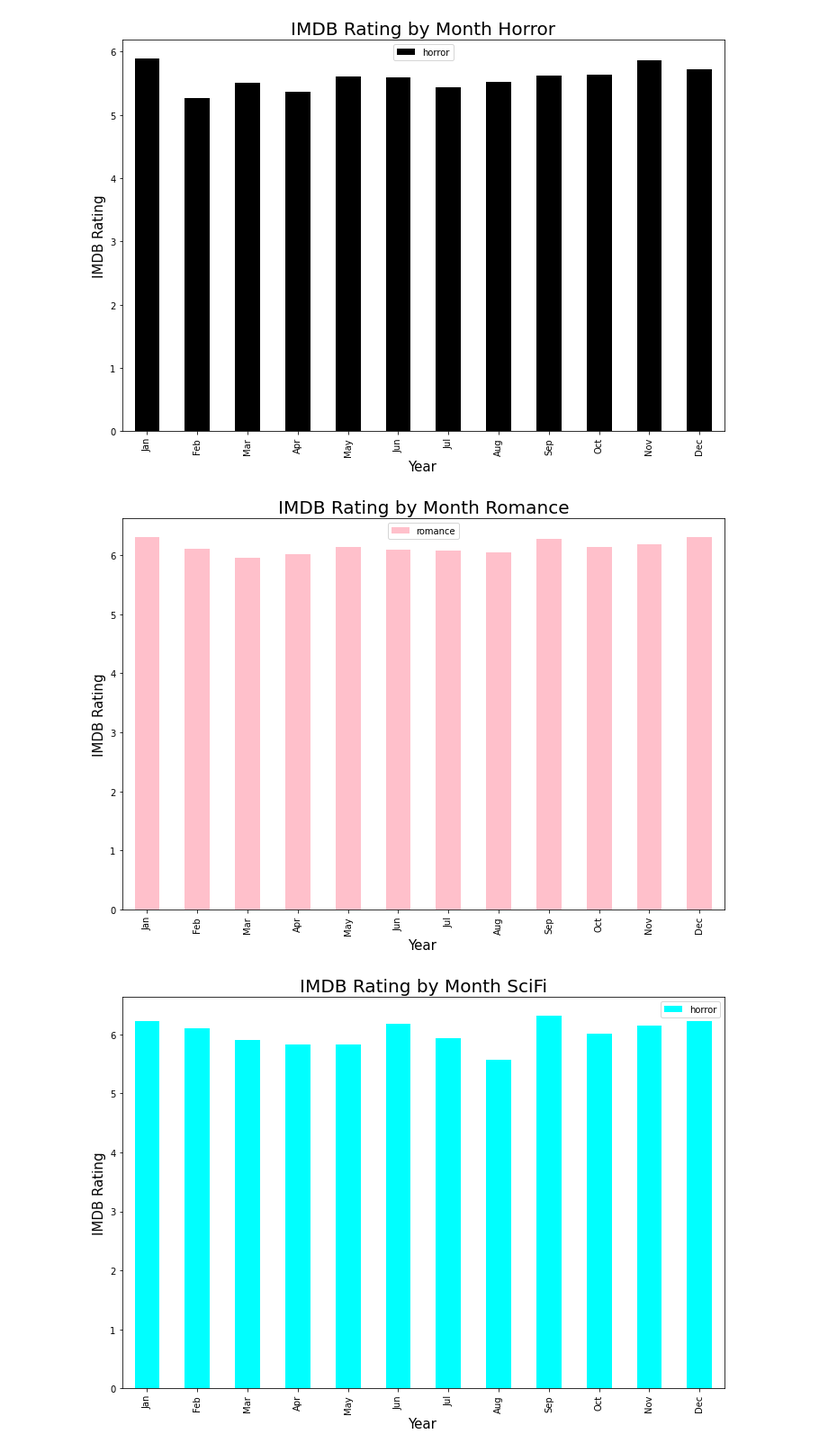
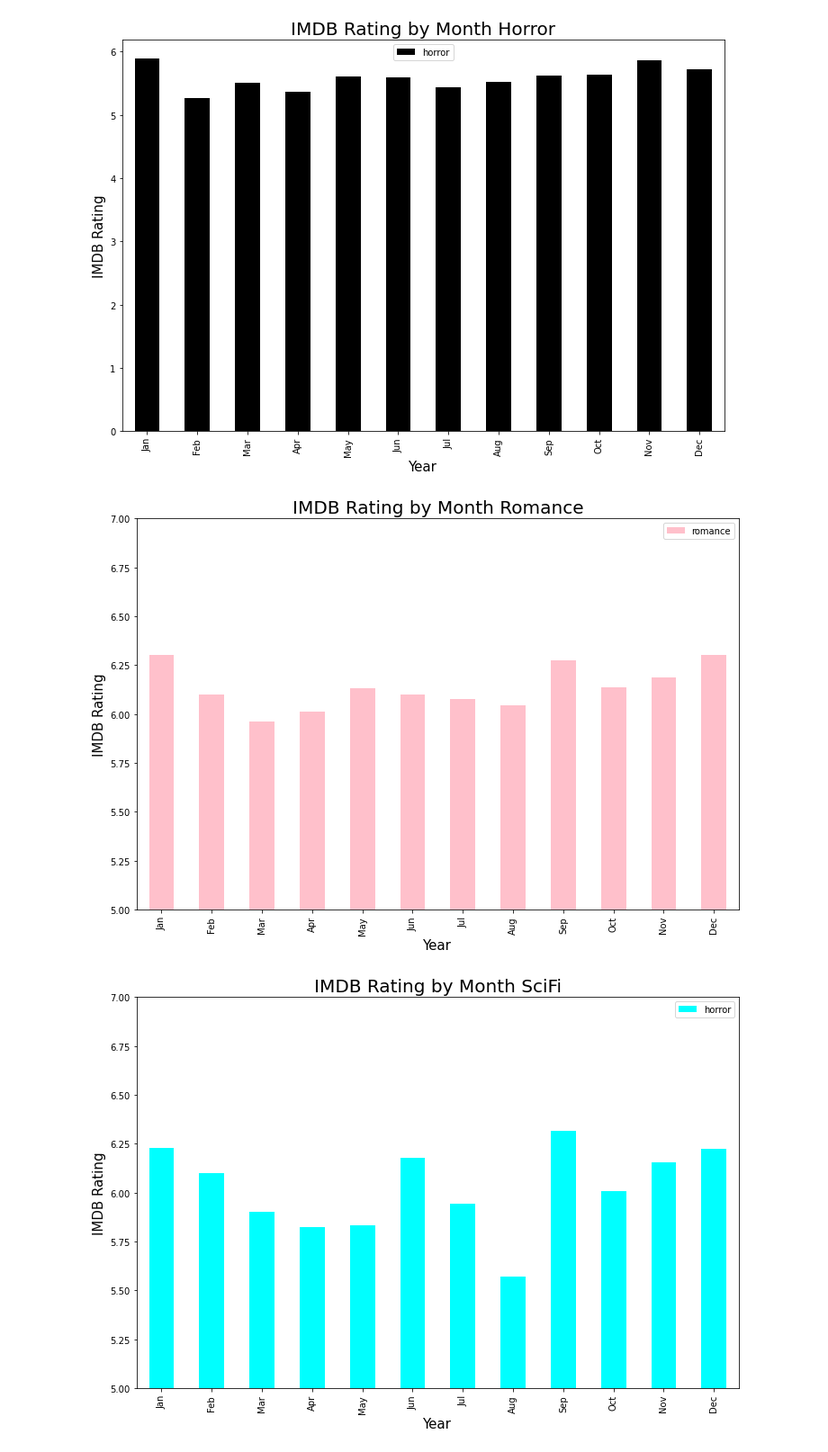
Before and after one commit to Lweston75/Project-One, a Jupyter notebook: movie_graphs.ipynb, the cells around one changed output. Shown at 90% size. Drawn from its saved outputs; the diff is of its cells as text; code cells hidden in the pictures.

Commit message:
changed y axix on 3 charts

```diff
--- a/movie_graphs.ipynb
+++ b/movie_graphs.ipynb
@@ -591,15 +592,17 @@ bar_monthR_imdb=monthly_romance.plot.bar(x ='Month Released',y ='Average_Rating'
 plt.title("IMDB Rating by Month Romance", fontsize =20)
 plt.ylabel("IMDB Rating", fontsize =15)
 plt.xlabel('Year', fontsize = 15)
+plt.ylim([5,7])
 plt.savefig('Figures/bar_romance_rating_month.png')
 # %% [output]
-[figure, old version]
+[figure, new version]
 # %%
 bar_monthS_imdb=monthly_sciFi.plot.bar(x ='Month Released',y ='Average_Rating', facecolor = 'cyan', label="horror",figsize = (12,8))
 
 plt.title("IMDB Rating by Month SciFi", fontsize =20)
 plt.ylabel("IMDB Rating", fontsize =15)
 plt.xlabel('Year', fontsize = 15)
+plt.ylim([5,7])
 plt.savefig('Figures/bar_scifi_rating_month.png')
 # %% [output]
-[figure, old version]
+[figure, new version]
```
Also changed, not shown: parts of 1 cell of this notebook, 3 other files.
